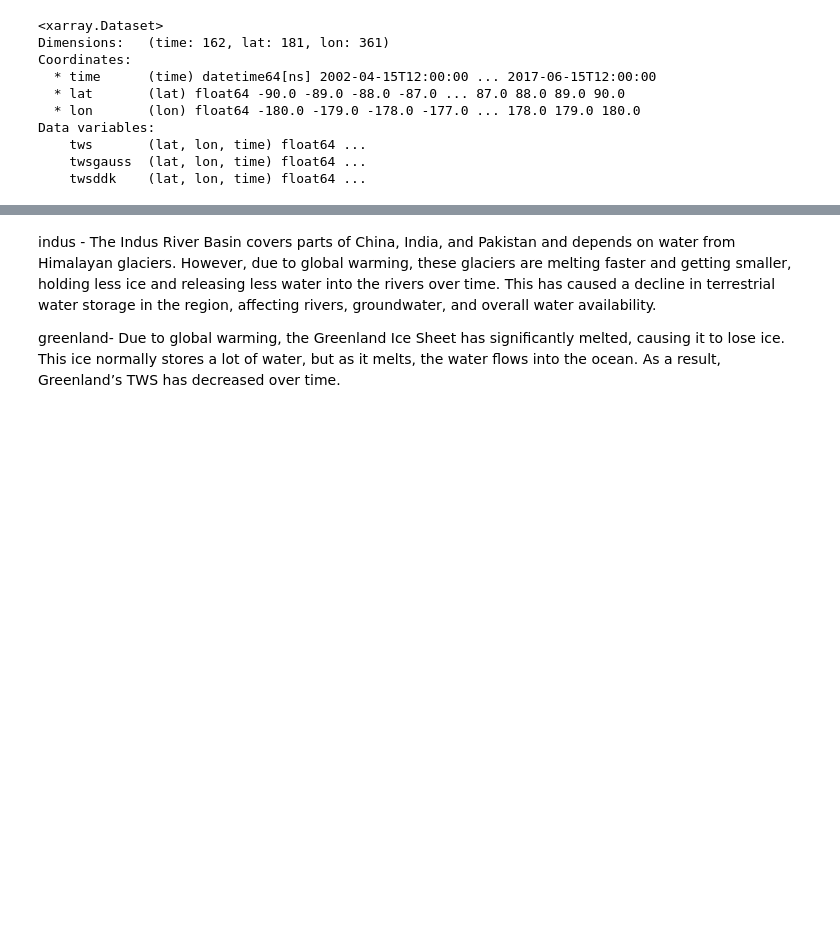
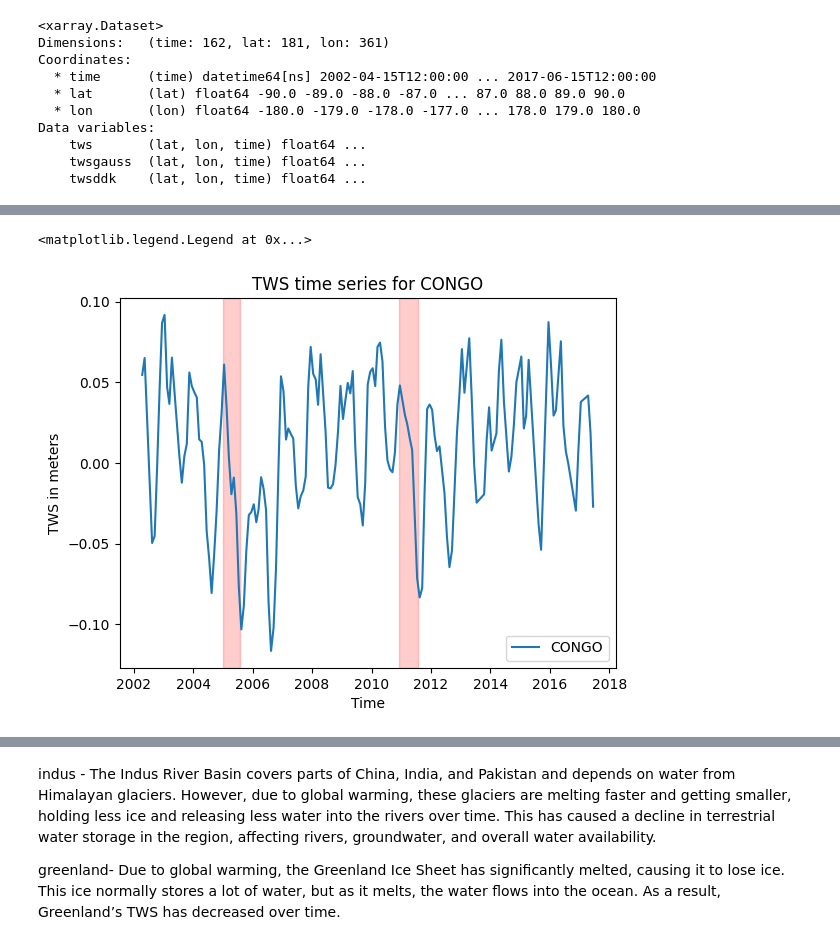
Before and after one commit to SedighehKarimi/EarthObservation_and_tws, a Jupyter notebook: Tutorial_2.ipynb, the cells around one changed output, grey strips where cells are left out. Saved outputs shown, nothing was run; the diff lists cells and outputs as text; code cells hidden in the pictures; blank space fills up the shorter version.

```diff
--- a/Tutorial_2.ipynb
+++ b/Tutorial_2.ipynb
@@ -173,0 +296,34 @@ plt.legend()
+# %%
+nile_basin = basins_list[2]
+
+dseries_nile_basin, basin_name = calculate_grid_cell_tws(nile_basin)
+
+tws_weighted_mean = calculate_basin_weighted_tws(dseries_nile_basin)
+
+
+
+# in 2004-2005 and 2010-2012 major droughts happend in Nile and congo basins regions. We show those periods in TWS time series using the datetime library
+
+from datetime import datetime # load datetime library
+
+drought_start_2004 = datetime(2005, 1, 1)
+drought_end_2005 = datetime(2005, 8, 1)
+
+drought_start_2011 = datetime(2010,12,1)
+drought_end_2012 = datetime (2011,7,30)
+
+
+
+plt.plot(tws_weighted_mean['time'].values, tws_weighted_mean['twsgauss'].values, label=basin_name)
+
+plt.axvspan(drought_start_2004, drought_end_2005, color='red', alpha=0.2)
+plt.axvspan(drought_start_2011, drought_end_2012, color='red', alpha=0.2)
+
+
+plt.title(f"TWS time series for {basin_name}")
+plt.xlabel('Time')
+plt.ylabel('TWS in meters')
+plt.legend()
+# %% [output]
+<matplotlib.legend.Legend at 0x...>
+[figure, added]
```
Also changed, not shown: parts of 40 cells of this notebook, 1 other file.
